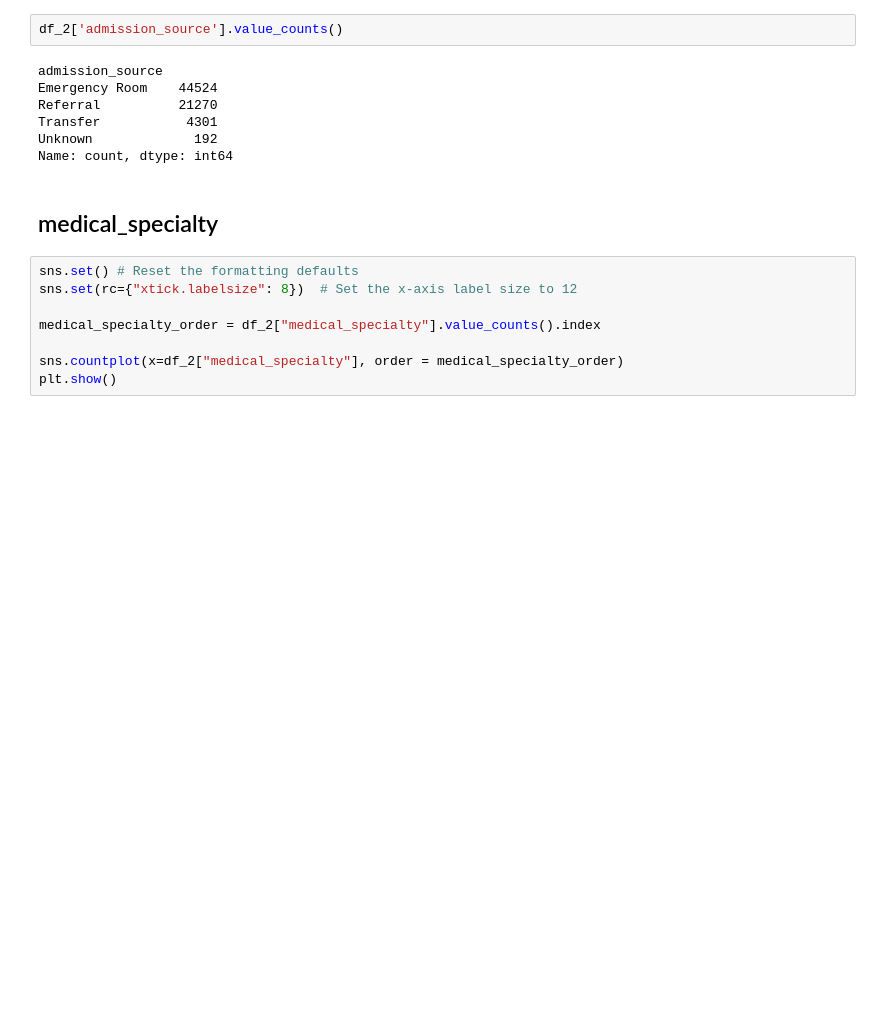
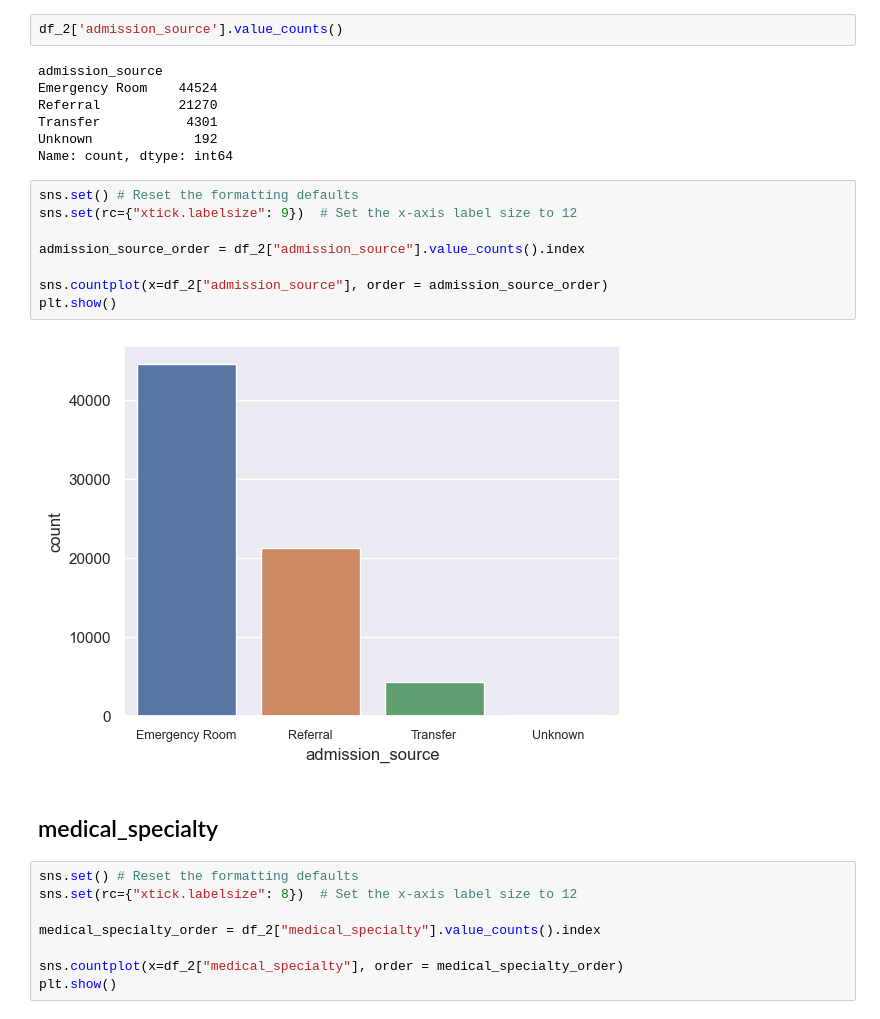
Before and after one commit to cmpnoah/Hospital_ML, a Jupyter notebook: project.ipynb, the cells around one changed output. Drawn from its saved outputs; the diff is of its cells as text; blank space fills up the shorter version.

```diff
--- a/project.ipynb
+++ b/project.ipynb
@@ -792,6 +803,16 @@ Referral          21270
 Transfer           4301
 Unknown             192
 Name: count, dtype: int64
+# %%
+sns.set() # Reset the formatting defaults
+sns.set(rc={"xtick.labelsize": 9})  # Set the x-axis label size to 12
+
+admission_source_order = df_2["admission_source"].value_counts().index
+
+sns.countplot(x=df_2["admission_source"], order = admission_source_order)
+plt.show()
+# %% [output]
+[figure, added]
 # %% [markdown]
 ## medical_specialty
 # %%
```
Also changed, not shown: parts of 10 cells of this notebook, 1 other file.
